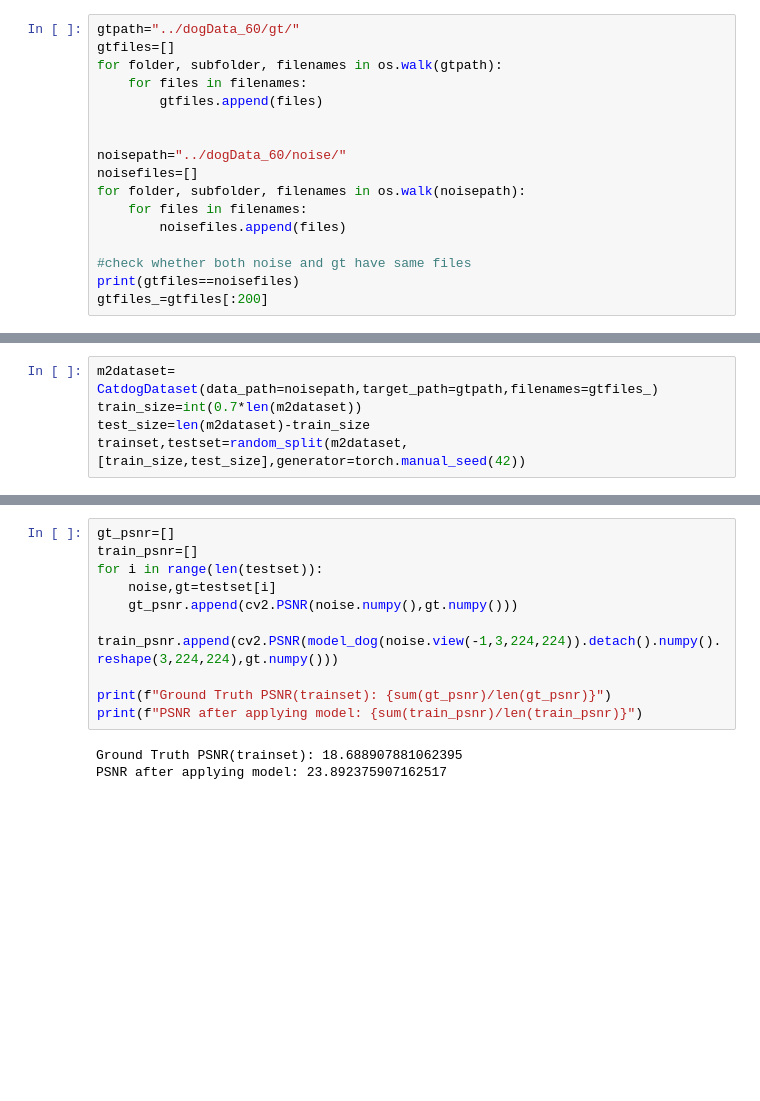
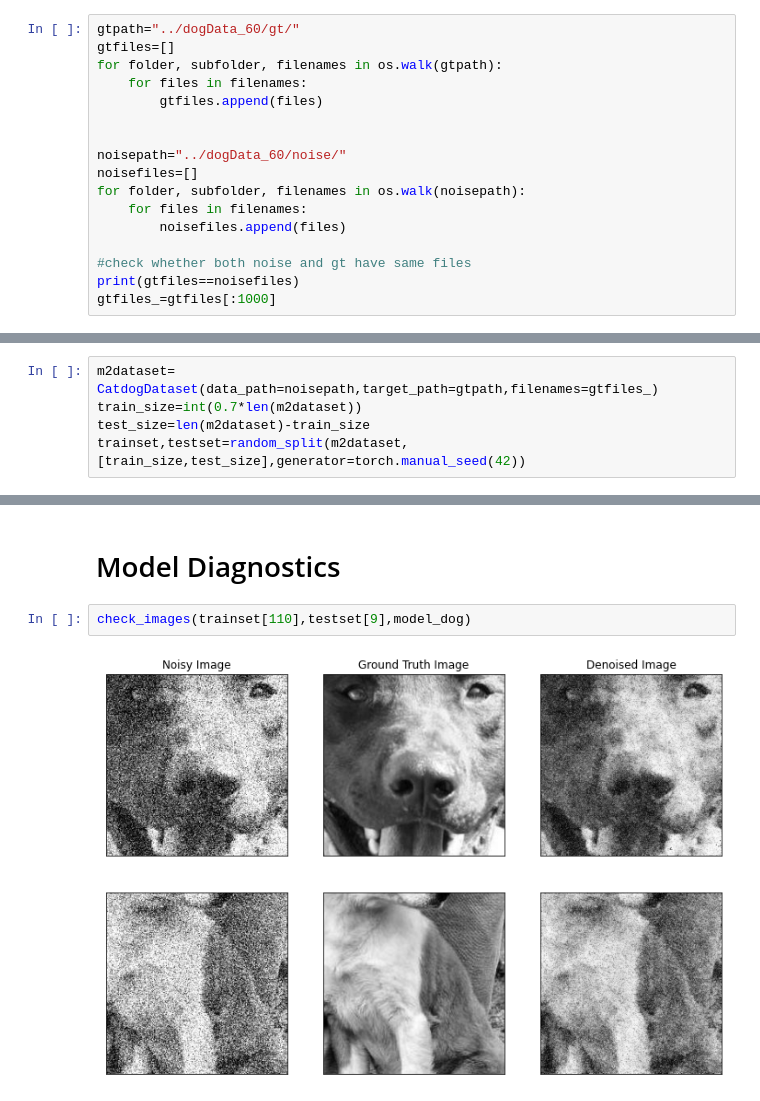
Before and after one commit to rk299792/Denoiser, a Jupyter notebook: train_task2_noewc.ipynb, the cells around one changed output, grey strips where cells are left out. Saved outputs shown, nothing was run; the diff lists cells and outputs as text; blank space fills up the shorter version.

```diff
--- a/train_task2_noewc.ipynb
+++ b/train_task2_noewc.ipynb
@@ -36,7 +38,7 @@ for folder, subfolder, filenames in os.walk(noisepath):
 
 #check whether both noise and gt have same files
 print(gtfiles==noisefiles)
-gtfiles_=gtfiles[:200]
+gtfiles_=gtfiles[:1000]
 # %% [output]
 True
 # %%
@@ -119,15 +133,8 @@ modelfile="trained_on_dogwithout_ewc.pth.tar"
 
 torch.save(model_dog.state_dict(),modelfile)
-# %%
-gt_psnr=[]
-train_psnr=[]
-for i in range(len(testset)):
-    noise,gt=testset[i]
-    gt_psnr.append(cv2.PSNR(noise.numpy(),gt.numpy()))
-    train_psnr.append(cv2.PSNR(model_dog(noise.view(-1,3,224,224)).detach().numpy().reshape(3,224,224),gt.numpy()))
-
-print(f"Ground Truth PSNR(trainset): {sum(gt_psnr)/len(gt_psnr)}")
-print(f"PSNR after applying model: {sum(train_psnr)/len(train_psnr)}")
-# %% [output]
-Ground Truth PSNR(trainset): 18.688907881062395
-PSNR after applying model: 23.892375907162517
+# %% [markdown]
+# Model Diagnostics
+# %%
+check_images(trainset[110],testset[9],model_dog)
+# %% [output]
+[figure, added]
```
Also changed, not shown: parts of 7 cells of this notebook, 24 other files.
